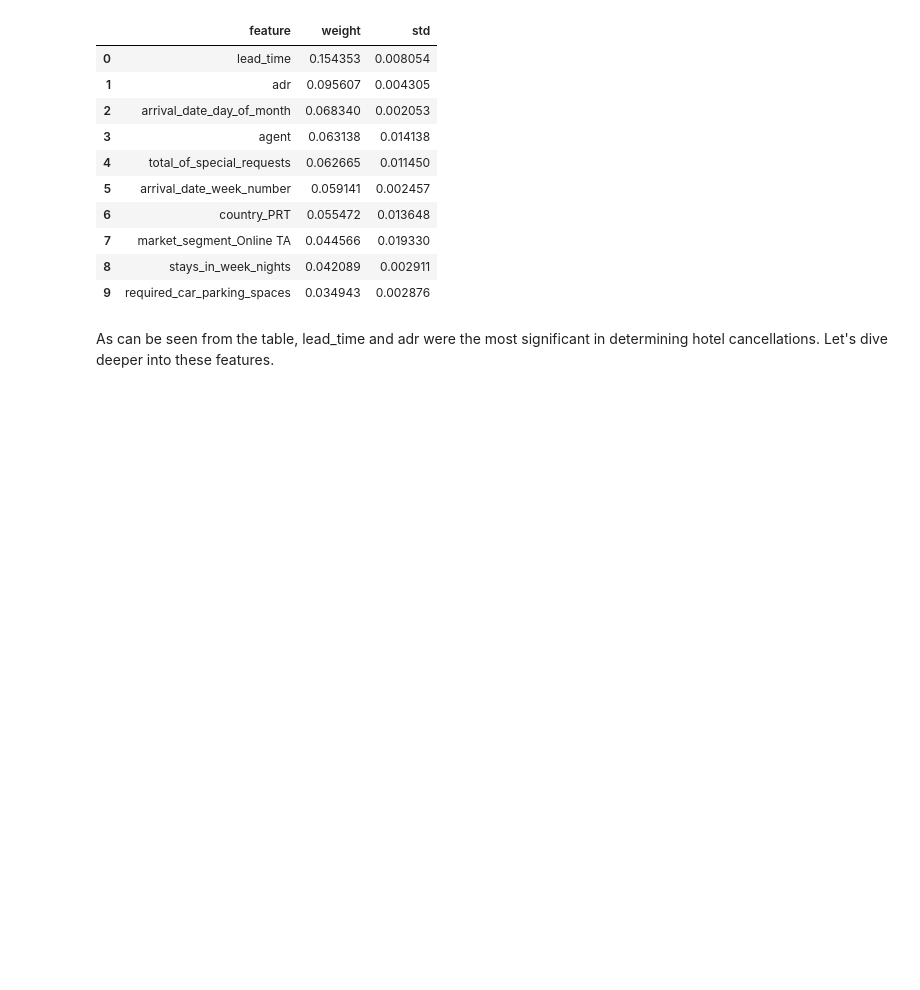
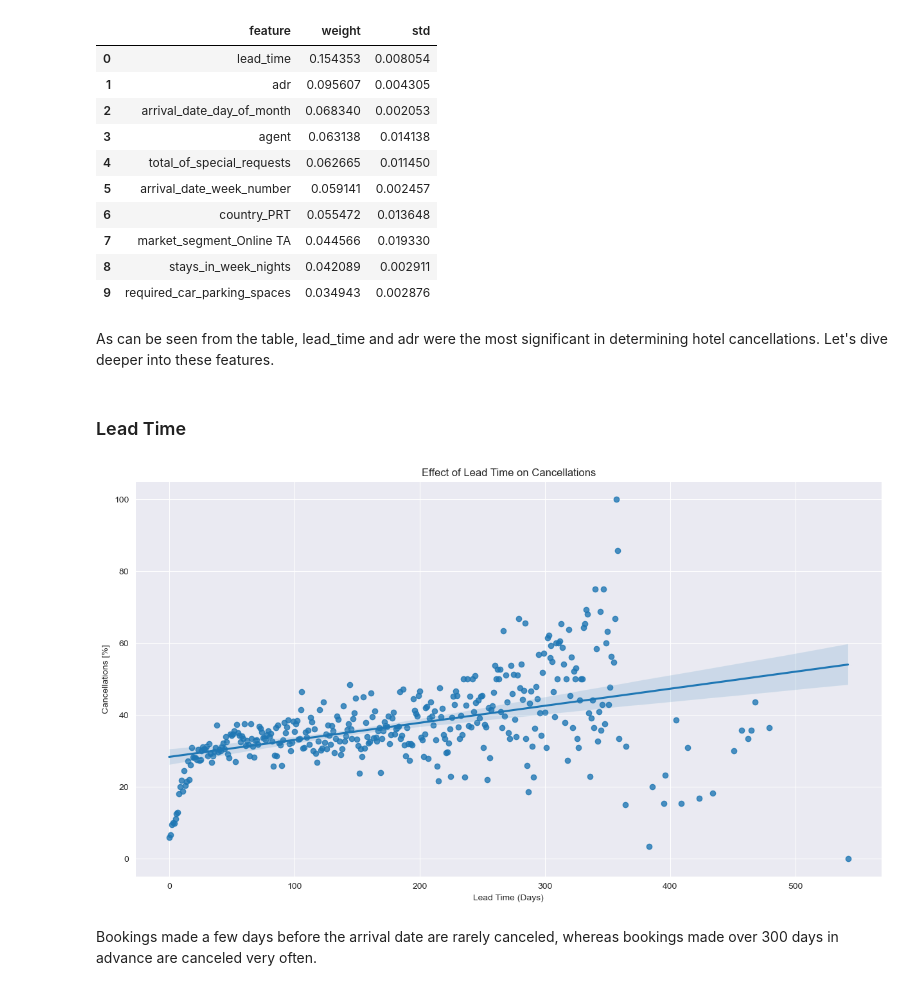
Before and after one commit to Rafsan7238/Data-Analysis_Data-Science_Projects, a Jupyter notebook: Python Projects/Applying ML to Predict Hotel Booking Cancellations/Analysing Hotel Cancellations.ipynb, the cells around one changed output. Cells and saved outputs as stored; diff of their text form; code cells hidden in the pictures; blank space fills up the shorter version.

Commit message:
Analysed lead time

```diff
--- a/Python Projects/Applying ML to Predict Hotel Booking Cancellations/Analysing Hotel Cancellations.ipynb
+++ b/Python Projects/Applying ML to Predict Hotel Booking Cancellations/Analysing Hotel Cancellations.ipynb
@@ -591,3 +591,23 @@ feat_imp_df.head(10)
 | 9 | required_car_parking_spaces | 0.034943 | 0.002876 |
 # %% [markdown]
 As can be seen from the table, lead_time and adr were the most significant in determining hotel cancellations. Let's dive deeper into these features.
+# %% [markdown]
+### Lead Time
+# %%
+lead_cancel_data = data.groupby("lead_time")["is_canceled"].describe()
+
+# use only lead_times wih more than 10 bookings for graph:
+lead_cancel_data_10 = lead_cancel_data[lead_cancel_data["count"] >= 10]
+# %%
+plt.figure(figsize=(15,8))
+
+sns.regplot(x=lead_cancel_data_10.index, y=lead_cancel_data_10['mean'].values * 100)
+plt.xlabel("Lead Time (Days)")
+plt.ylabel("Cancellations [%]")
+plt.title('Effect of Lead Time on Cancellations')
+
+plt.show()
+# %% [output]
+[figure, added]
+# %% [markdown]
+Bookings made a few days before the arrival date are rarely canceled, whereas bookings made over 300 days in advance are canceled very often.
```
